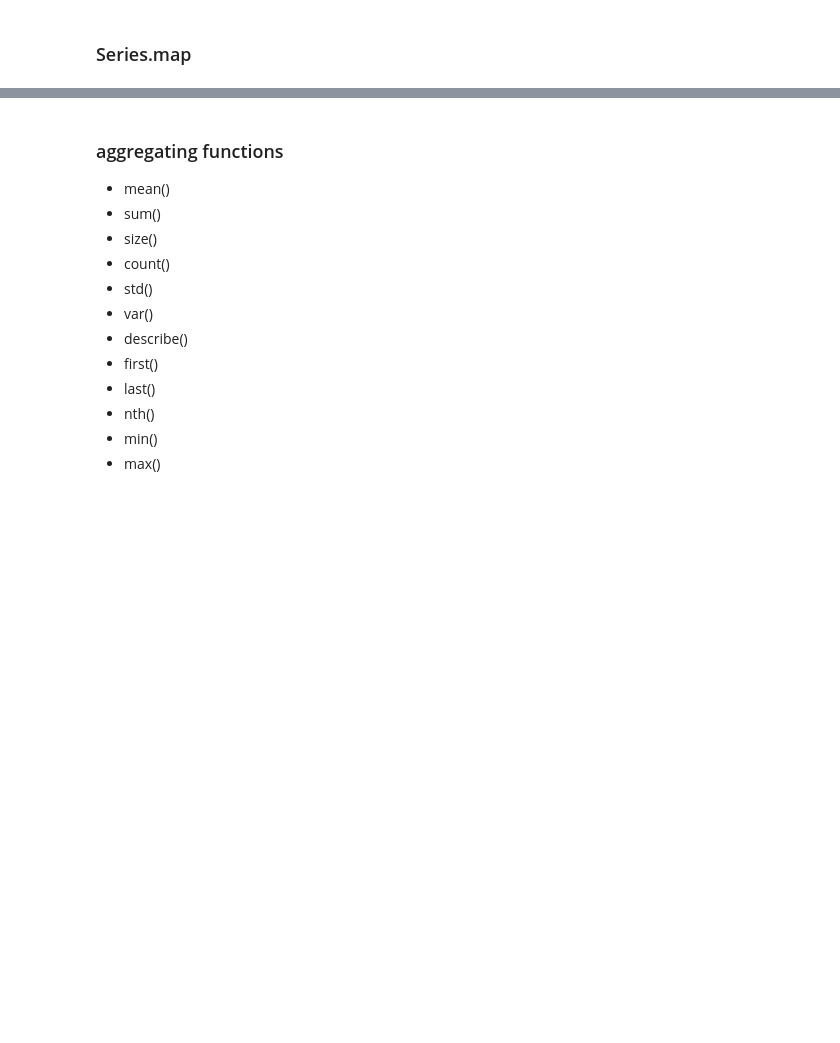
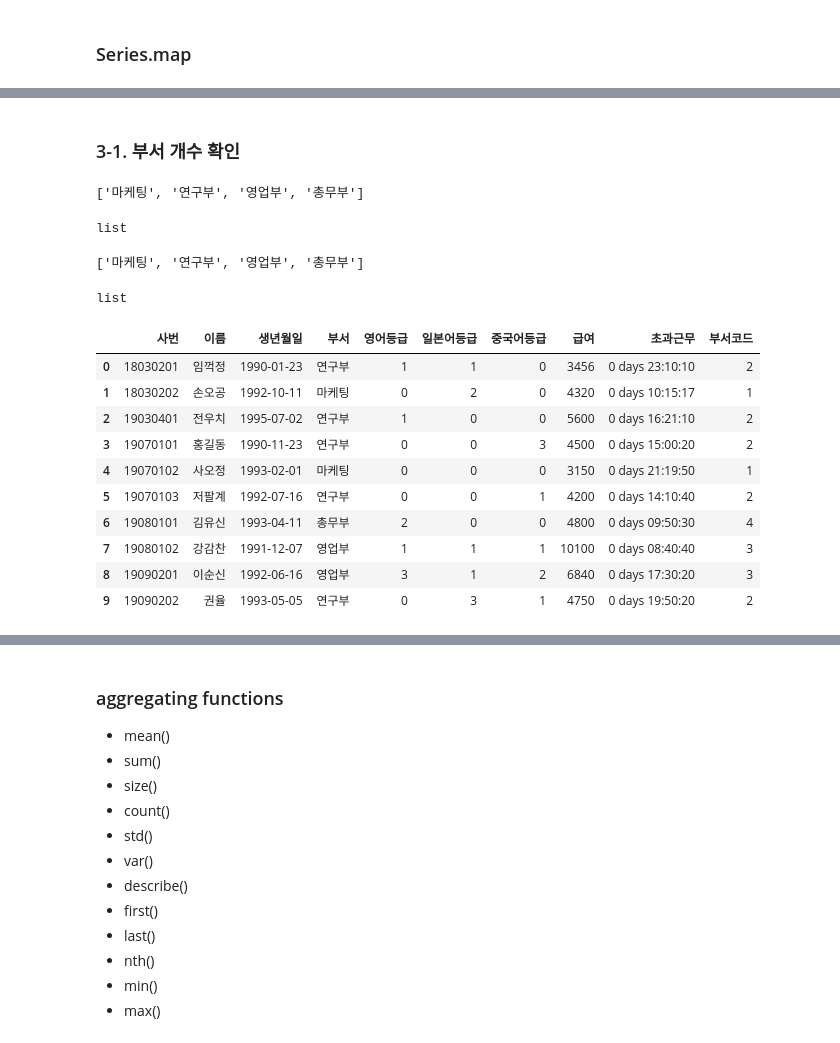
Before and after one commit to PolkaDot31361/mk_python, a Jupyter notebook: 4_Pandas_student3.ipynb, the cells around one changed output, grey strips where cells are left out. Saved outputs shown, nothing was run; the diff lists cells and outputs as text; code cells hidden in the pictures; blank space fills up the shorter version.

```diff
--- a/4_Pandas_student3.ipynb
+++ b/4_Pandas_student3.ipynb
@@ -227,0 +413,6 @@ dtype: int64
+# %%
+df['영어등급'] = df['영어등급'].fillna(0).astype('int32')
+df['일본어등급'] =df['일본어등급'].fillna(0).astype('int32')
+df['중국어등급'] = df['중국어등급'].fillna(0).astype('int32')
+
+df.info()
@@ -227,0 +438,3 @@ dtype: int64
+# %%
+df['급여'] = df['급여'].replace(',','', regex=True).astype('int32')
+df.info()
@@ -227,0 +467,18 @@ dtype: int64
+# %% [markdown]
+### 3-1. 부서 개수 확인
+# %%
+df['부서'].unique()   # ==> ndarray
+temp = sorted(df['부서'].unique()) # ==> python list
+print(temp)
+type(temp)
+# %% [output]
+['마케팅', '연구부', '영업부', '총무부']
+list
+# %%
+# 위와 동일한 표현
+temp2 = df.sort_values(by = '부서')['부서'].unique().tolist()
+print(temp2)
+type(temp2)
+# %% [output]
+['마케팅', '연구부', '영업부', '총무부']
+list
@@ -227,0 +487,15 @@ dtype: int64
+# %%
+df['부서코드'] = df['부서'].map(data)
+display(df)
+# %% [output]
+|  | 사번 | 이름 | 생년월일 | 부서 | 영어등급 | 일본어등급 | 중국어등급 | 급여 | 초과근무 | 부서코드 |
+| 0 | 18030201 | 임꺽정 | 1990-01-23 | 연구부 | 1 | 1 | 0 | 3456 | 0 days 23:10:10 | 2 |
+| 1 | 18030202 | 손오공 | 1992-10-11 | 마케팅 | 0 | 2 | 0 | 4320 | 0 days 10:15:17 | 1 |
+| 2 | 19030401 | 전우치 | 1995-07-02 | 연구부 | 1 | 0 | 0 | 5600 | 0 days 16:21:10 | 2 |
+| 3 | 19070101 | 홍길동 | 1990-11-23 | 연구부 | 0 | 0 | 3 | 4500 | 0 days 15:00:20 | 2 |
+| 4 | 19070102 | 사오정 | 1993-02-01 | 마케팅 | 0 | 0 | 0 | 3150 | 0 days 21:19:50 | 1 |
+| 5 | 19070103 | 저팔계 | 1992-07-16 | 연구부 | 0 | 0 | 1 | 4200 | 0 days 14:10:40 | 2 |
+| 6 | 19080101 | 김유신 | 1993-04-11 | 총무부 | 2 | 0 | 0 | 4800 | 0 days 09:50:30 | 4 |
+| 7 | 19080102 | 강감찬 | 1991-12-07 | 영업부 | 1 | 1 | 1 | 10100 | 0 days 08:40:40 | 3 |
+| 8 | 19090201 | 이순신 | 1992-06-16 | 영업부 | 3 | 1 | 2 | 6840 | 0 days 17:30:20 | 3 |
+| 9 | 19090202 | 권율 | 1993-05-05 | 연구부 | 0 | 3 | 1 | 4750 | 0 days 19:50:20 | 2 |
```
Also changed, not shown: parts of 72 cells of this notebook.
